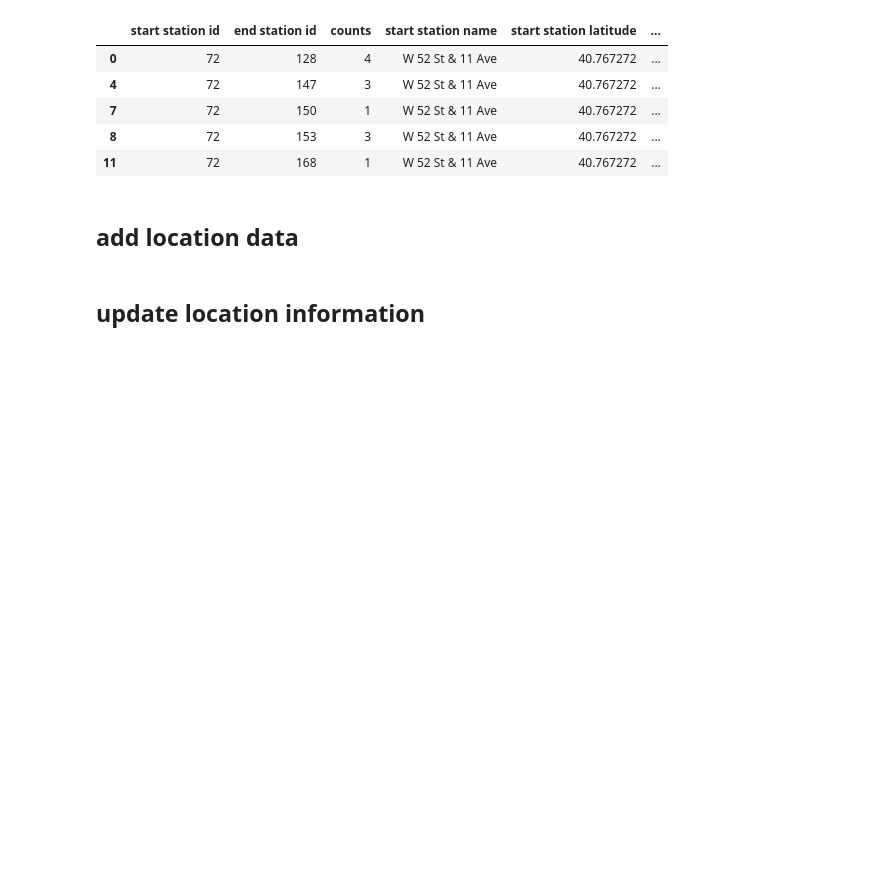
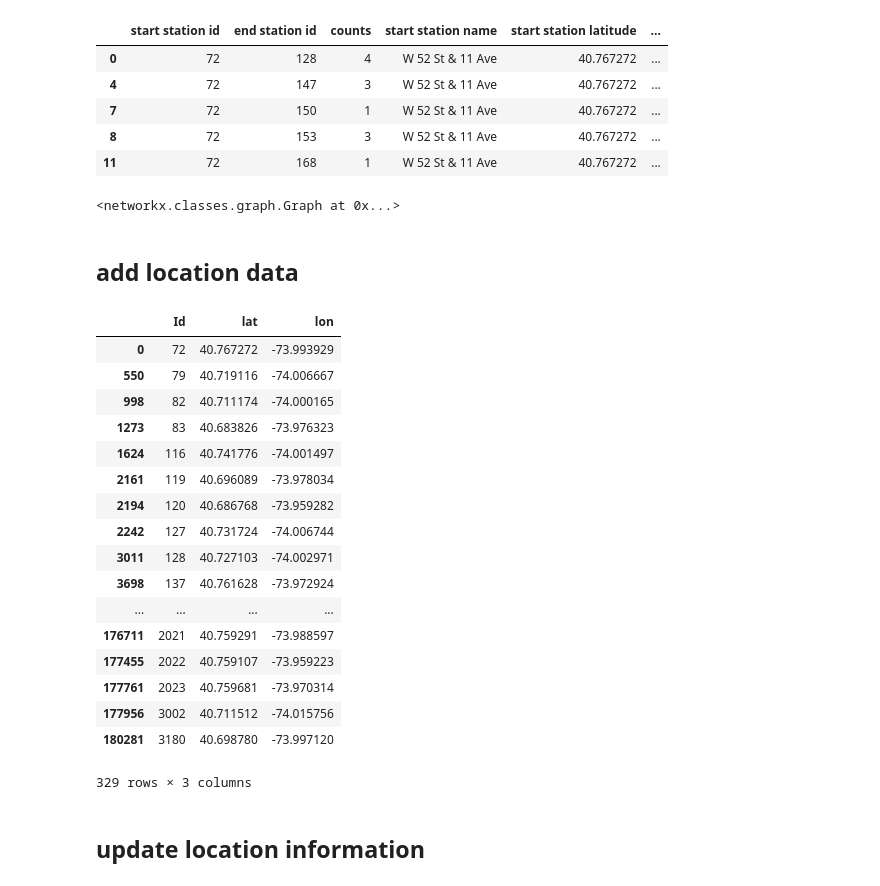
Before and after one commit to linfengzhou/Applied_Data_Science, a Jupyter notebook: Network Project/Network Project.ipynb, the cells around one changed output. Cells and saved outputs as stored; diff of their text form; code cells hidden in the pictures; blank space fills up the shorter version.

```diff
--- a/Network Project/Network Project.ipynb
+++ b/Network Project/Network Project.ipynb
@@ -114,3 +125,7 @@ G=nx.from_pandas_dataframe(data_nex, u'start station id', u'end station id', u'c
+# %%
+G
+# %% [output]
+<networkx.classes.graph.Graph at 0x...>
 # %% [markdown]
 ## add location data
 # %%
@@ -122,6 +137,27 @@ df = [st,et]
 df = pd.concat(df)
 # %%
 df = df.drop_duplicates()
+# %%
+df
+# %% [output]
+|  | Id | lat | lon |
+| 0 | 72 | 40.767272 | -73.993929 |
+| 550 | 79 | 40.719116 | -74.006667 |
+| 998 | 82 | 40.711174 | -74.000165 |
+| 1273 | 83 | 40.683826 | -73.976323 |
+| 1624 | 116 | 40.741776 | -74.001497 |
+| 2161 | 119 | 40.696089 | -73.978034 |
+| 2194 | 120 | 40.686768 | -73.959282 |
+| 2242 | 127 | 40.731724 | -74.006744 |
+| 3011 | 128 | 40.727103 | -74.002971 |
+| 3698 | 137 | 40.761628 | -73.972924 |
+| ... | ... | ... | ... |
+| 176711 | 2021 | 40.759291 | -73.988597 |
+| 177455 | 2022 | 40.759107 | -73.959223 |
+| 177761 | 2023 | 40.759681 | -73.970314 |
+| 177956 | 3002 | 40.711512 | -74.015756 |
+| 180281 | 3180 | 40.698780 | -73.997120 |
+329 rows × 3 columns
 # %% [markdown]
 ## update location information
 # %%
```
Also changed, not shown: parts of 30 cells of this notebook.
